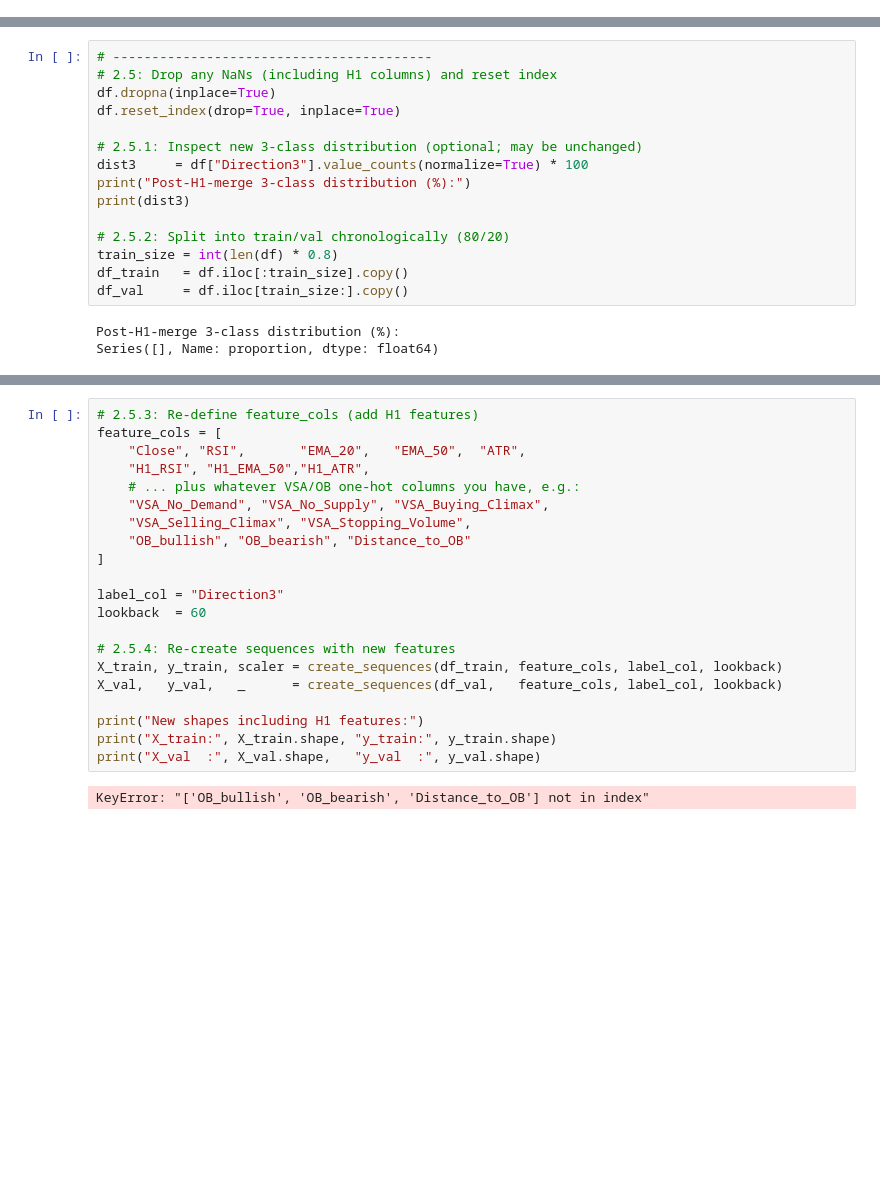
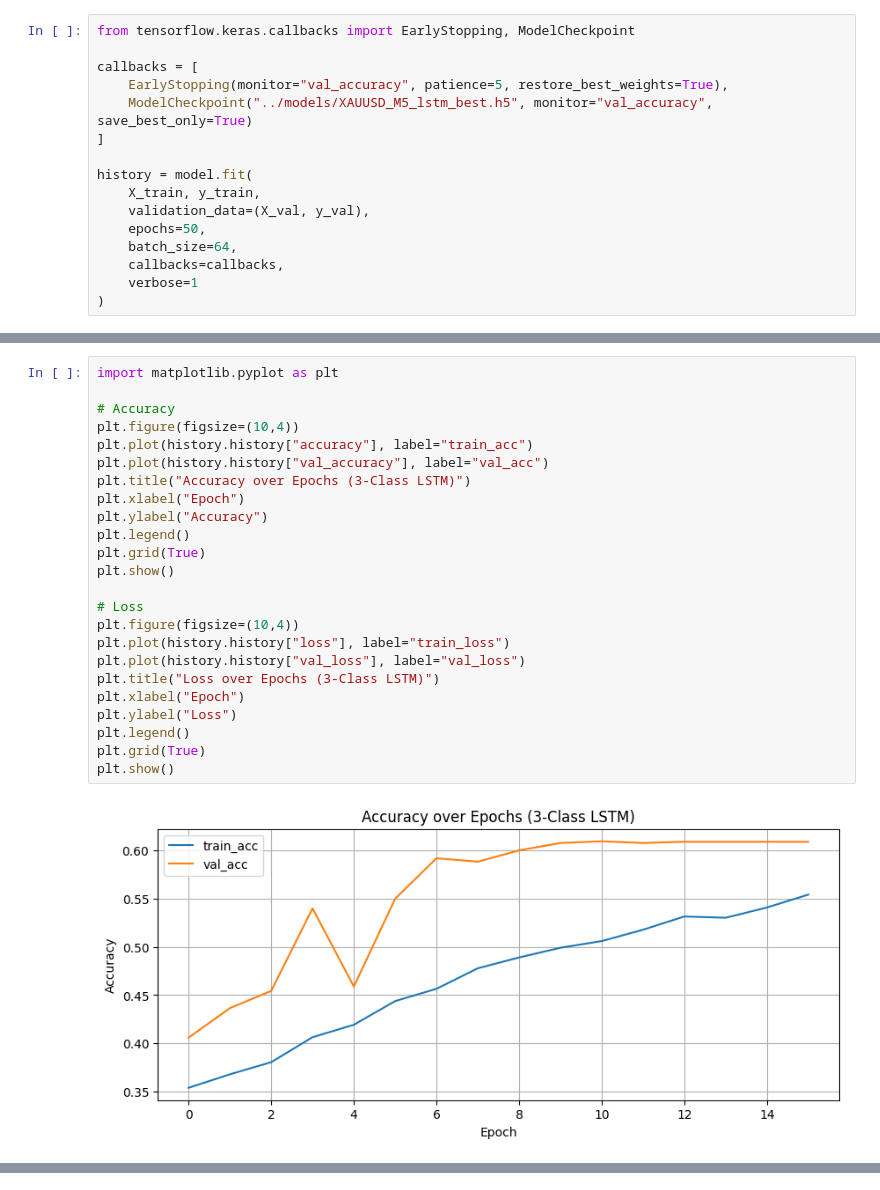
Before and after one commit to mahmer2011/trading_bot, a Jupyter notebook: notebooks/train_lstm.ipynb, the cells around one changed output, grey strips where cells are left out. Saved outputs shown, nothing was run; the diff lists cells and outputs as text; blank space fills up the shorter version.

```diff
--- a/notebooks/train_lstm.ipynb
+++ b/notebooks/train_lstm.ipynb
@@ -117,0 +248,16 @@ dtype: int64
+# %%
+from tensorflow.keras.callbacks import EarlyStopping, ModelCheckpoint
+
+callbacks = [
+    EarlyStopping(monitor="val_accuracy", patience=5, restore_best_weights=True),
+    ModelCheckpoint("../models/XAUUSD_M5_lstm_best.h5", monitor="val_accuracy", save_best_only=True)
+]
+
+history = model.fit(
+    X_train, y_train,
+    validation_data=(X_val, y_val),
+    epochs=50,
+    batch_size=64,
+    callbacks=callbacks,
+    verbose=1
+)
@@ -118,18 +291,26 @@ dtype: int64
 # %%
-# -----------------------------------------
-# 2.5: Drop any NaNs (including H1 columns) and reset index
-df.dropna(inplace=True)
-df.reset_index(drop=True, inplace=True)
+import matplotlib.pyplot as plt
 
-# 2.5.1: Inspect new 3-class distribution (optional; may be unchanged)
-dist3     = df["Direction3"].value_counts(normalize=True) * 100
-print("Post-H1-merge 3-class distribution (%):")
-print(dist3)
+# Accuracy
+plt.figure(figsize=(10,4))
+plt.plot(history.history["accuracy"], label="train_acc")
+plt.plot(history.history["val_accuracy"], label="val_acc")
+plt.title("Accuracy over Epochs (3-Class LSTM)")
+plt.xlabel("Epoch")
+plt.ylabel("Accuracy")
+plt.legend()
+plt.grid(True)
+plt.show()
 
-# 2.5.2: Split into train/val chronologically (80/20)
-train_size = int(len(df) * 0.8)
-df_train   = df.iloc[:train_size].copy()
-df_val     = df.iloc[train_size:].copy()
+# Loss
+plt.figure(figsize=(10,4))
+plt.plot(history.history["loss"], label="train_loss")
+plt.plot(history.history["val_loss"], label="val_loss")
+plt.title("Loss over Epochs (3-Class LSTM)")
+plt.xlabel("Epoch")
+plt.ylabel("Loss")
+plt.legend()
+plt.grid(True)
+plt.show()
 # %% [output]
-Post-H1-merge 3-class distribution (%):
-Series([], Name: proportion, dtype: float64)
+[figure, added]
@@ -136,23 +317,0 @@ Series([], Name: proportion, dtype: float64)
-# %%
-# 2.5.3: Re-define feature_cols (add H1 features)
-feature_cols = [
-    "Close", "RSI",       "EMA_20",   "EMA_50",  "ATR",
-    "H1_RSI", "H1_EMA_50","H1_ATR",
-    # ... plus whatever VSA/OB one-hot columns you have, e.g.:
-    "VSA_No_Demand", "VSA_No_Supply", "VSA_Buying_Climax",
-    "VSA_Selling_Climax", "VSA_Stopping_Volume",
-    "OB_bullish", "OB_bearish", "Distance_to_OB"
-]
-
-label_col = "Direction3"
-lookback  = 60
-
-# 2.5.4: Re-create sequences with new features
-X_train, y_train, scaler = create_sequences(df_train, feature_cols, label_col, lookback)
-X_val,   y_val,   _      = create_sequences(df_val,   feature_cols, label_col, lookback)
-
-print("New shapes including H1 features:")
-print("X_train:", X_train.shape, "y_train:", y_train.shape)
-print("X_val  :", X_val.shape,   "y_val  :", y_val.shape)
-# %% [output]
-KeyError: "['OB_bullish', 'OB_bearish', 'Distance_to_OB'] not in index"
```
Also changed, not shown: parts of 12 cells of this notebook.
